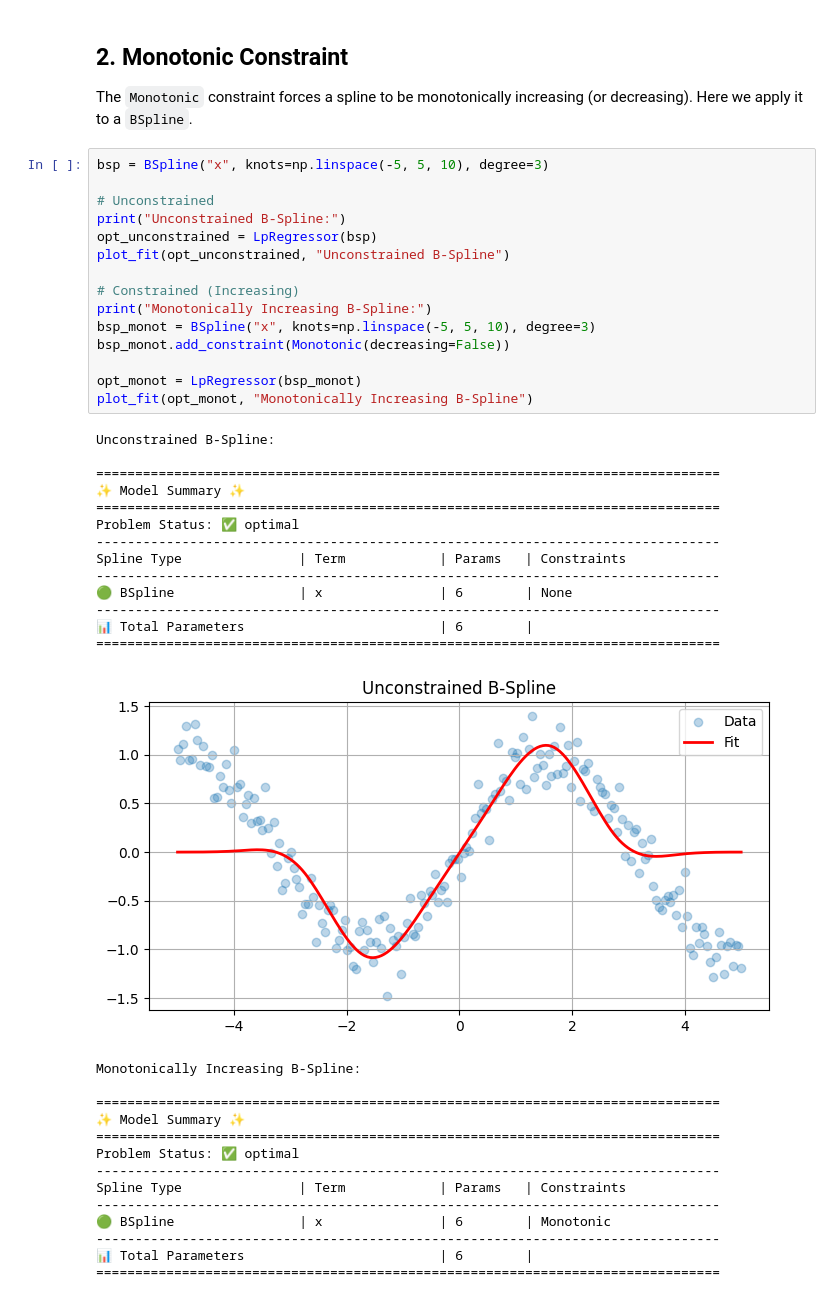
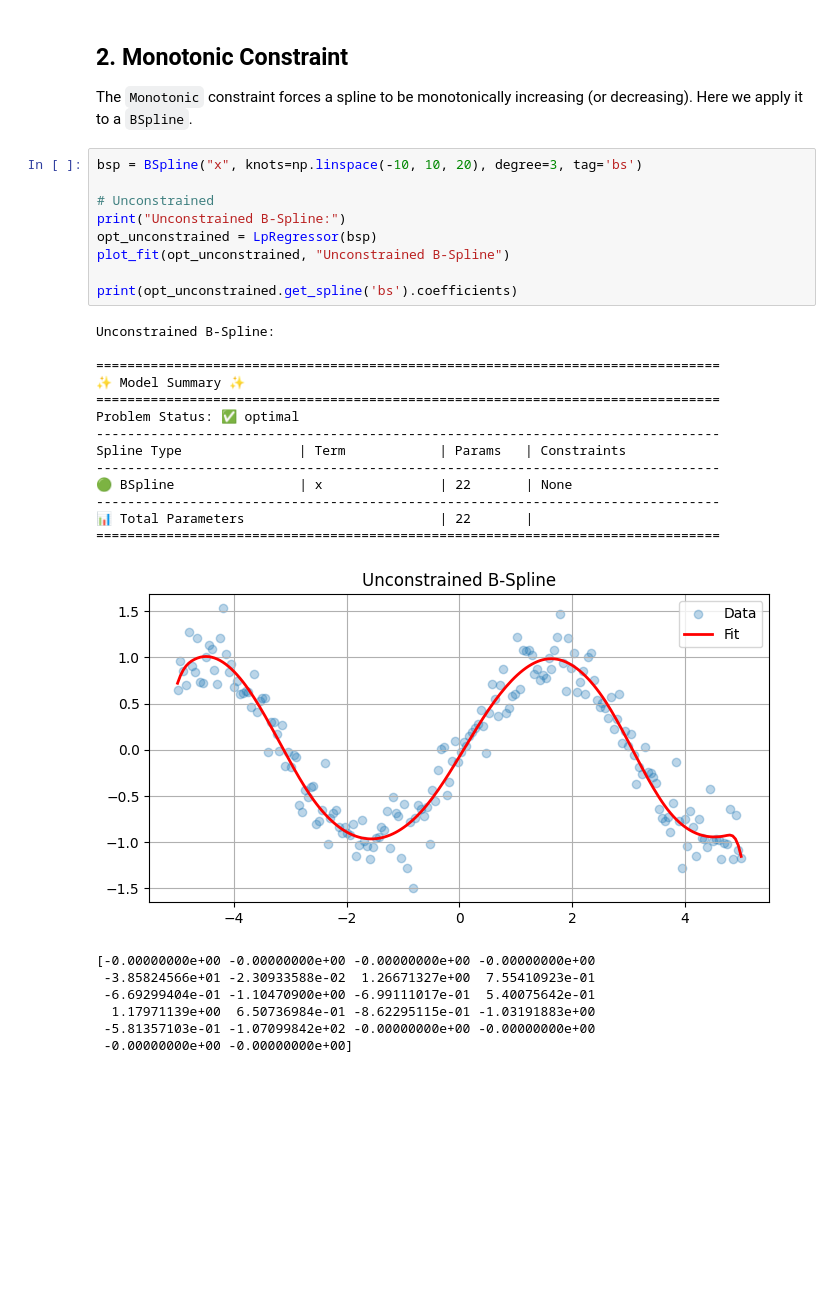
Before and after one commit to clarkmaio/lpspline, a Jupyter notebook: notebook/constraints_demo.ipynb, the cells around one changed output. Drawn from its saved outputs; the diff is of its cells as text; blank space fills up the shorter version.

Commit message:
Update constraints demo notebook

```diff
--- a/notebook/constraints_demo.ipynb
+++ b/notebook/constraints_demo.ipynb
@@ -81,45 +81,32 @@ Spline Type               | Term            | Params   | Constraints
 ## 2. Monotonic Constraint
 The `Monotonic` constraint forces a spline to be monotonically increasing (or decreasing). Here we apply it to a `BSpline`.
 # %%
-bsp = BSpline("x", knots=np.linspace(-5, 5, 10), degree=3)
+bsp = BSpline("x", knots=np.linspace(-10, 10, 20), degree=3, tag='bs')
 
 # Unconstrained
 print("Unconstrained B-Spline:")
 opt_unconstrained = LpRegressor(bsp)
 plot_fit(opt_unconstrained, "Unconstrained B-Spline")
 
-# Constrained (Increasing)
-print("Monotonically Increasing B-Spline:")
-bsp_monot = BSpline("x", knots=np.linspace(-5, 5, 10), degree=3)
-bsp_monot.add_constraint(Monotonic(decreasing=False))
-
-opt_monot = LpRegressor(bsp_monot)
-plot_fit(opt_monot, "Monotonically Increasing B-Spline")
+print(opt_unconstrained.get_spline('bs').coefficients)
 # %% [output]
 Unconstrained B-Spline:
 
 ================================================================================
 ✨ Model Summary ✨
 ================================================================================
 Problem Status: ✅ optimal
 --------------------------------------------------------------------------------
 Spline Type               | Term            | Params   | Constraints
 --------------------------------------------------------------------------------
-🟢 BSpline                | x               | 6        | None
+🟢 BSpline                | x               | 22       | None
 --------------------------------------------------------------------------------
-📊 Total Parameters                         | 6        |
+📊 Total Parameters                         | 22       |
 ================================================================================
-[figure, old version]
+[figure, new version]
-Monotonically Increasing B-Spline:
-
-================================================================================
-✨ Model Summary ✨
-================================================================================
-Problem Status: ✅ optimal
---------------------------------------------------------------------------------
-Spline Type               | Term            | Params   | Constraints
---------------------------------------------------------------------------------
-🟢 BSpline                | x               | 6        | Monotonic
---------------------------------------------------------------------------------
-📊 Total Parameters                         | 6        |
-================================================================================
+[-0.00000000e+00 -0.00000000e+00 -0.00000000e+00 -0.00000000e+00
+ -3.85824566e+01 -2.30933588e-02  1.26671327e+00  7.55410923e-01
+ -6.69299404e-01 -1.10470900e+00 -6.99111017e-01  5.40075642e-01
+  1.17971139e+00  6.50736984e-01 -8.62295115e-01 -1.03191883e+00
+ -5.81357103e-01 -1.07099842e+02 -0.00000000e+00 -0.00000000e+00
+ -0.00000000e+00 -0.00000000e+00]
```
Also changed, not shown: parts of 9 cells of this notebook.
